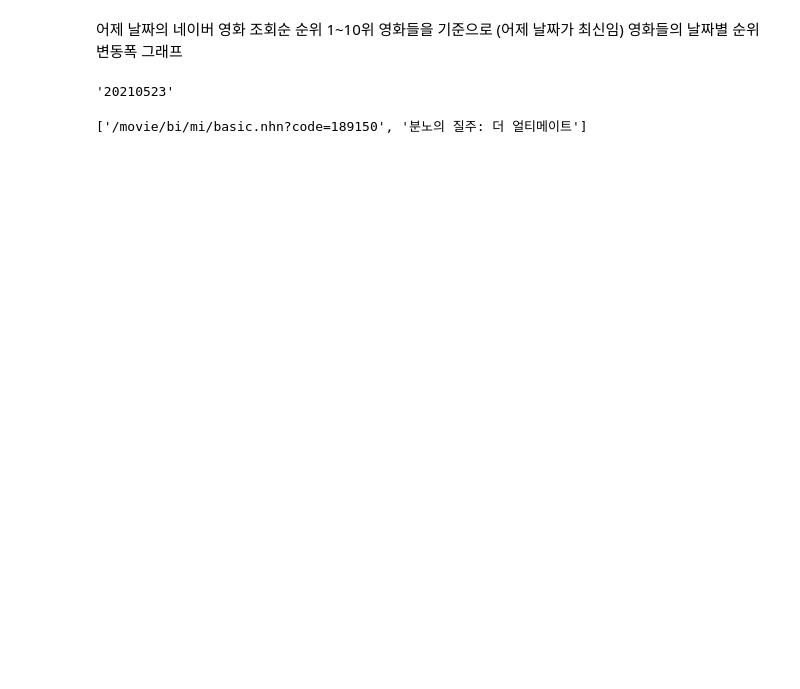
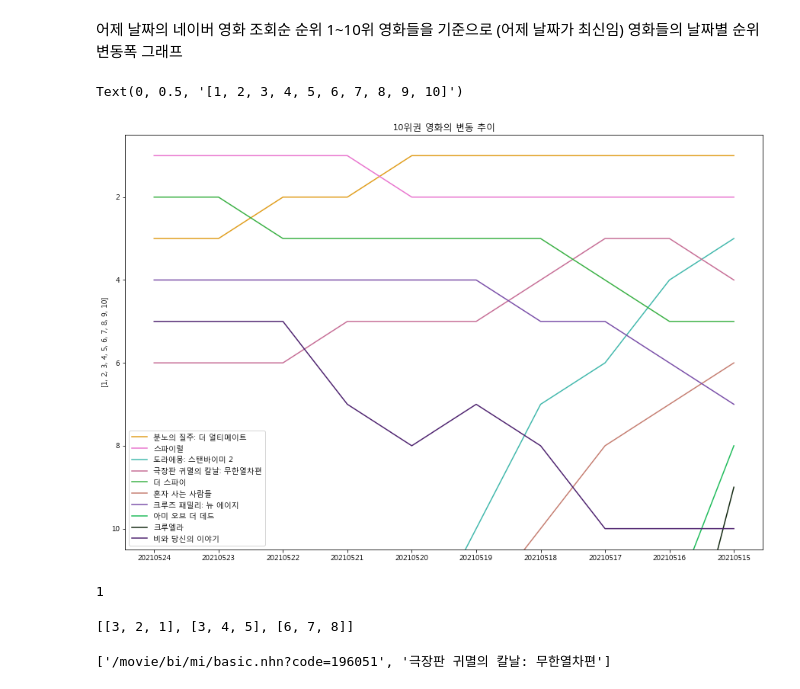
Before and after one commit to shshsh0827/Python-Practice, a Jupyter notebook: Untitled.ipynb, the cells around one changed output. Saved outputs shown, nothing was run; the diff lists cells and outputs as text; code cells hidden in the pictures; blank space fills up the shorter version.

```diff
--- a/Untitled.ipynb
+++ b/Untitled.ipynb
@@ -8,12 +10,59 @@ from urllib.request import urlopen
 import matplotlib.pyplot as plt
+# %%
+#한글 폰트 설정
+font_name = mpl.font_manager.FontProperties(fname='C:/Windows/Fonts/malgun.ttf').get_name()
+mpl.rc('font', family=font_name)
 # %%
+rank1to10 = []
+dateList = []
+rankingPoint = []
+for i in range(10):
+    rankingPoint.append([])
+    for j in range(10):
+        rankingPoint[i].append(0)
 for i in range(1,11):
+    date = time.localtime(time.time() - i*60*60*24)
+    date = time.strftime('%Y%m%d', date)
+    dateList.append(date)
+    url = 'https://movie.naver.com/movie/sdb/rank/rmovie.nhn?sel=cnt&tg=0&date=' + date
+    raw = BeautifulSoup(urlopen(url), "html.parser")
+    rawRanking = list(raw.find_all("div", "tit3"))
 
-    if i == 1: #10위까지의 영화 기준을 잡기 위해 어제일 때
-        date = time.localtime(time.time() - i*60*60)
-        date = time.strftime('%Y%m%d', date)
-        url = 'https://movie.naver.com/movie/sdb/rank/rmovie.nhn?sel=cnt&tg=0&date=' + yesterdayDate
-        raw = BeautifulSoup(urlopen(url), "html.parser")
-        ranking = list(raw.find_all("div", "tit3"))
+    if i == 1: #영화를 어제의 10위까지의 영화로 기준을 잡기 위해
+        for j in range(10):
+            rank1to10.append(str(rawRanking[j]).split('"')[5])
+
+    ranking = []
+    for j in range(50):
+        ranking.append(str(rawRanking[j]).split('"')[5])
+
+    for movie in rank1to10:
+        if movie not in ranking:
+            rankingPoint[rank1to10.index(movie)][i-1] = None
+        else:
+            rankingPoint[rank1to10.index(movie)][i-1] = ranking.index(movie) + 1
-# %% [output]
-'20210523'
+# %%
+dateList.reverse()
+for i in range(10):
+    rankingPoint[i].reverse()
+
+colorList = []
+for i in range(10):
+    while True:
+        color = '#'+hex(np.random.randint(16**6))[2:]
+        if color not in colorList:
+            colorList.append(color)
+            break
+# %%
+plt.figure(figsize=(15,10))
+for movie in rank1to10:
+    movieIndex = rank1to10.index(movie)
+    plt.plot(dateList, rankingPoint[movieIndex], color=colorList[movieIndex])
+
+plt.legend(rank1to10, loc='best')
+plt.title('10위권 영화의 변동 추이')
+plt.ylim(10.5,0.5)
+plt.ylabel()
+# %% [output]
+Text(0, 0.5, '[1, 2, 3, 4, 5, 6, 7, 8, 9, 10]')
+[figure, added]
@@ -20,3 +71,13 @@ for i in range(1,11):
+# %%
+rank1to10.index('스파이럴')
+# %% [output]
+1
+# %%
+a=[[1,2,3],[3,4,5],[6,7,8]]
+a[0].reverse()
+a
+# %% [output]
+[[3, 2, 1], [3, 4, 5], [6, 7, 8]]
 # %%
 url = 'https://movie.naver.com/movie/sdb/rank/rmovie.nhn?sel=cnt&tg=0&date=' + yesterdayDate
 raw = BeautifulSoup(urlopen(url), "html.parser")
@@ -25,5 +90,5 @@ ranking = list(raw.find_all("div", "tit3"))
 # %%
-str(ranking[:]).split('"')[3:6:2]
+str(ranking[3]).split('"')[3:6:2]
 # %% [output]
-['/movie/bi/mi/basic.nhn?code=189150', '분노의 질주: 더 얼티메이트']
+['/movie/bi/mi/basic.nhn?code=196051', '극장판 귀멸의 칼날: 무한열차편']
 # %%
```
Also changed, not shown: parts of 10 cells of this notebook.
